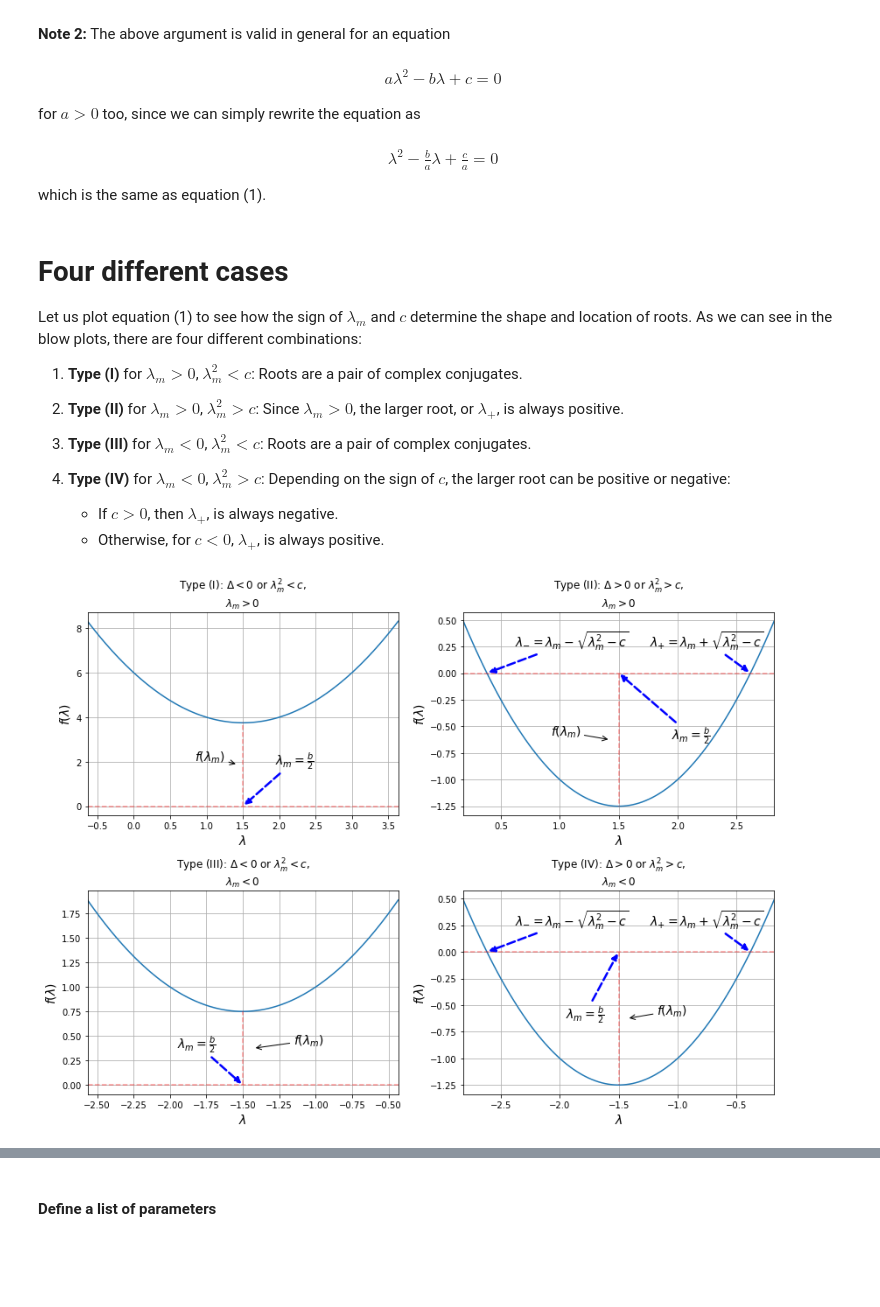
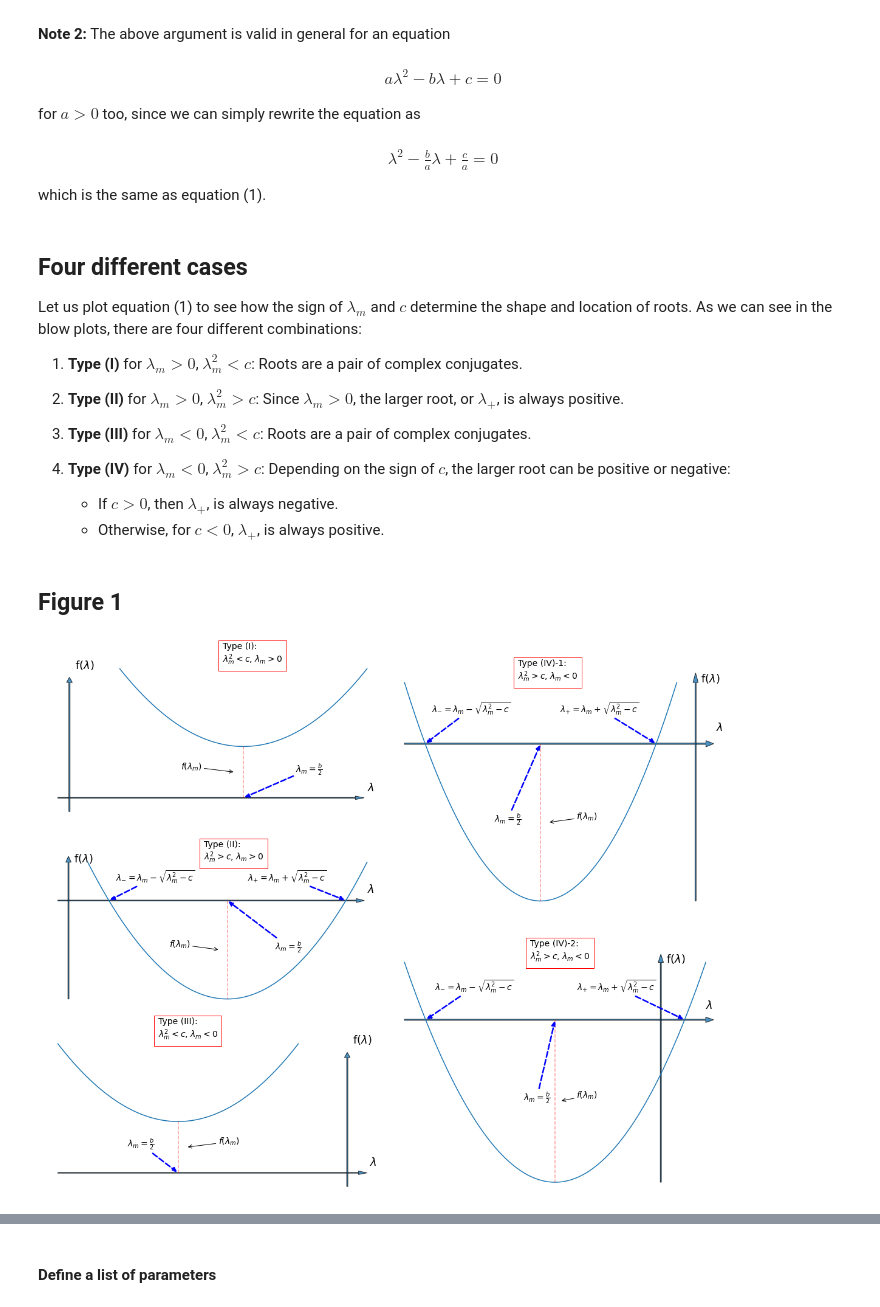
Before and after one commit to rpazuki/morpho_repo, a Jupyter notebook: amplitude_method/PDE_linear_stability.ipynb, the cells around one changed output, grey strips where cells are left out. Cells and saved outputs as stored; diff of their text form; code cells hidden in the pictures; blank space fills up the shorter version.

```diff
--- a/amplitude_method/PDE_linear_stability.ipynb
+++ b/amplitude_method/PDE_linear_stability.ipynb
@@ -52,7 +55,7 @@ for $a > 0$ too, since we can simply rewrite the equation as
 
 which is the same as equation (1).
 # %% [markdown]
-# Four different cases
+## Four different cases
 
 Let us plot equation (1) to see how the sign of $\lambda_m$ and $c$ determine the shape and location of roots. As we can see in the blow plots, there are four different combinations:
 
@@ -65,23 +68,36 @@ Let us plot equation (1) to see how the sign of $\lambda_m$ and $c$ determine th
 4) __Type (IV)__  for $\lambda_m < 0$, $\lambda_m^2 > c$: Depending on the sign of $c$, the larger root can be positive or negative:
    - If $c > 0$, then $\lambda_{+}$, is always negative.
    - Otherwise, for $c < 0$, $\lambda_{+}$, is always positive.
+# %% [markdown]
+## Figure 1
 # %%
-fig = plt.figure(figsize=(12,9))
-ax = fig.add_subplot(221)
-plt.title(r"Type (I): $\Delta < 0$ or $\lambda_m^2 < c$," "\n" "$\lambda_m > 0$")
-plot_quadratic(3, 6, ax)
-ax = fig.add_subplot(222)
-plt.title(r"Type (II): $\Delta > 0$ or $\lambda_m^2 > c$," "\n" "$\lambda_m > 0$")
-plot_quadratic(3, 1, ax)
+fig = plt.figure(figsize=(16,13))
+gs = GridSpec(6, 2, figure=fig)
 
-ax = fig.add_subplot(223)
-plt.title(r"Type (III): $\Delta < 0$ or $\lambda_m^2 < c$," "\n" "$\lambda_m < 0$")
-plot_quadratic(-3, 3, ax)
-ax = fig.add_subplot(224)
-plt.title(r"Type (IV): $\Delta > 0$ or $\lambda_m^2 > c$," "\n" "$\lambda_m < 0$")
-plot_quadratic(-3, 1, ax)
+ax = fig.add_subplot(gs[0:2, 0])
+plot_quadratic(3, 3,
+               ax,
+               r"Type (I): " "\n" "$\lambda_m^2 < c$, $\lambda_m > 0$")
+ax = fig.add_subplot(gs[2:4, 0])
+plot_quadratic(3, 1,
+               ax,
+               r"Type (II): " "\n" "$\lambda_m^2 > c$, $\lambda_m > 0$")
+
+ax = fig.add_subplot(gs[4:6, 0])
+plot_quadratic(-3, 3,
+               ax,
+              r"Type (III): " "\n" "$\lambda_m^2 < c$, $\lambda_m < 0$")
+ax = fig.add_subplot(gs[0:3, 1])
+plot_quadratic(-3, 1,
+               ax,
+              r"Type (IV)-1: " "\n" "$\lambda_m^2 > c$, $\lambda_m < 0$")
+
+ax = fig.add_subplot(gs[3:6, 1])
+plot_quadratic(-2, -.5,
+               ax,
+              r"Type (IV)-2: " "\n" "$\lambda_m^2 > c$, $\lambda_m < 0$")
 plt.tight_layout()
 plt.show()
 # %% [output]
-[figure, old version]
+[figure, new version]
 # %% [markdown]
```
Also changed, not shown: parts of 14 cells of this notebook, 2 other files.
